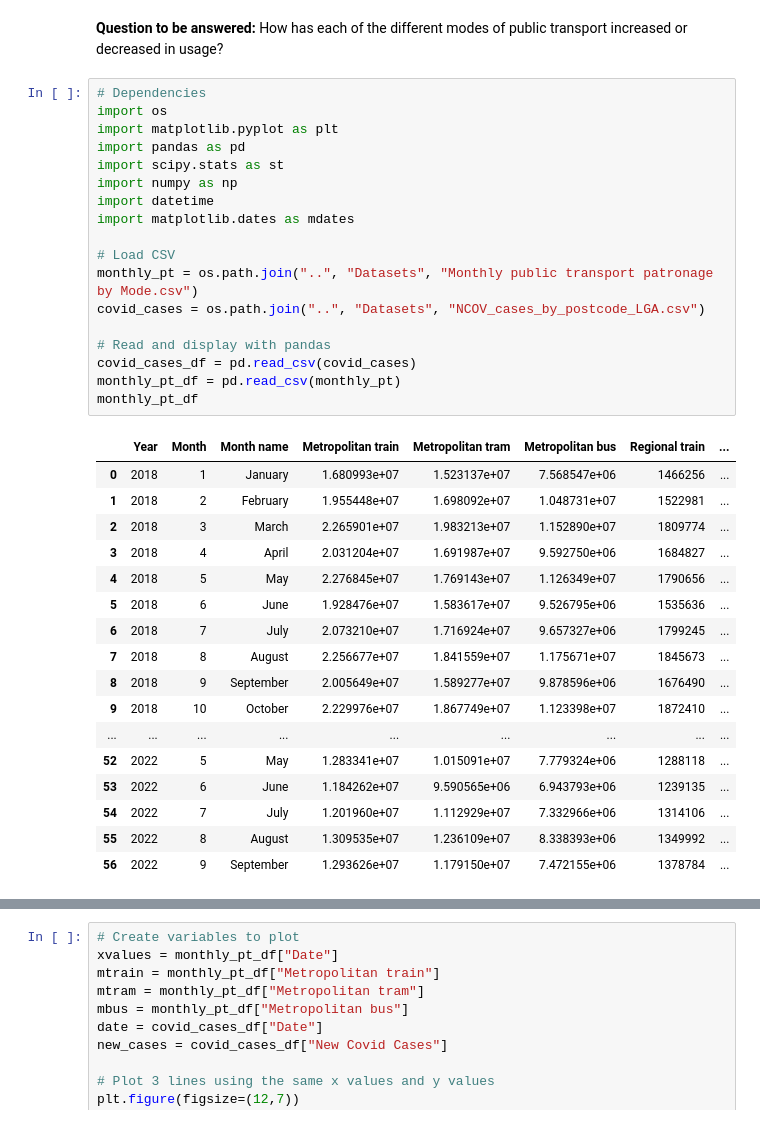
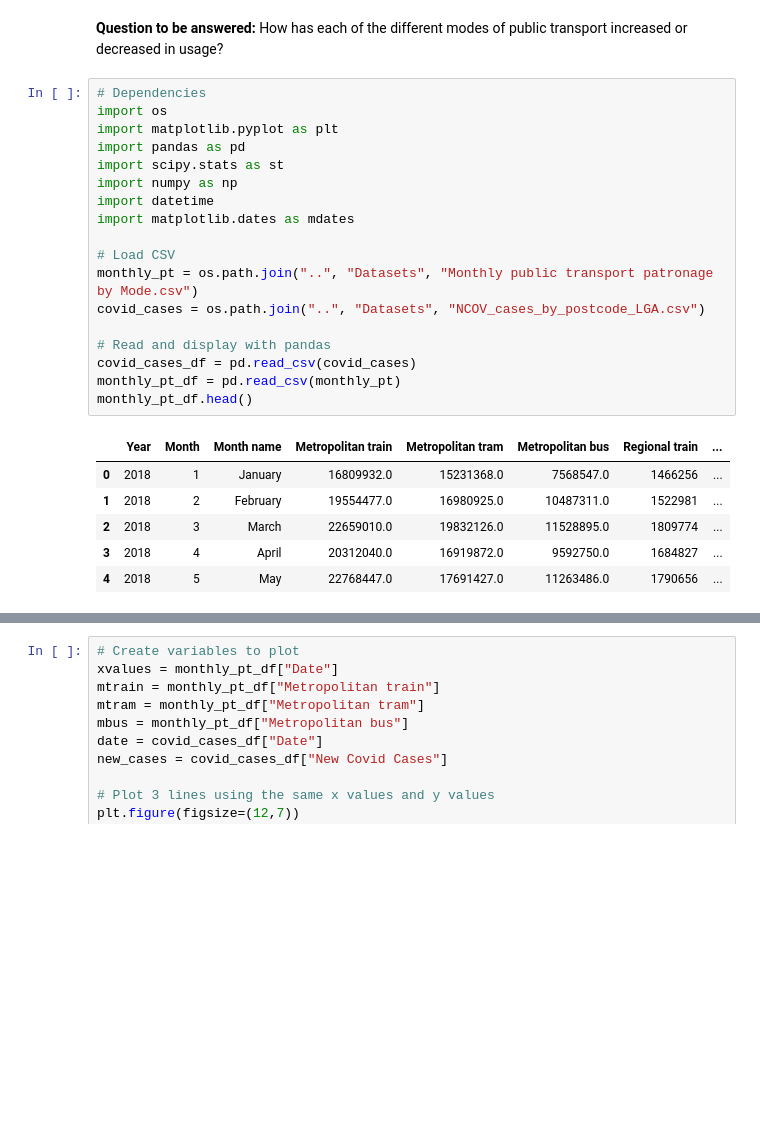
Before and after one commit to hendaman/project-1-challenge, a Jupyter notebook: Question-2-Henry/PublicTransportModes.ipynb, the cells around one changed output, grey strips where cells are left out. Drawn from its saved outputs; the diff is of its cells as text; blank space fills up the shorter version.

```diff
--- a/Question-2-Henry/PublicTransportModes.ipynb
+++ b/Question-2-Henry/PublicTransportModes.ipynb
@@ -4,39 +4,28 @@ How has each of the different modes of public transport increased or decreased i
 # %%
 # Dependencies
 import os
 import matplotlib.pyplot as plt
 import pandas as pd
 import scipy.stats as st
 import numpy as np
 import datetime
 import matplotlib.dates as mdates
 
 # Load CSV
 monthly_pt = os.path.join("..", "Datasets", "Monthly public transport patronage by Mode.csv")
 covid_cases = os.path.join("..", "Datasets", "NCOV_cases_by_postcode_LGA.csv")
 
 # Read and display with pandas
 covid_cases_df = pd.read_csv(covid_cases)
 monthly_pt_df = pd.read_csv(monthly_pt)
-monthly_pt_df
+monthly_pt_df.head()
 # %% [output]
 |  | Year | Month | Month name | Metropolitan train | Metropolitan tram | Metropolitan bus | Regional train | ... |
-| 0 | 2018 | 1 | January | 1.680993e+07 | 1.523137e+07 | 7.568547e+06 | 1466256 | ... |
-| 1 | 2018 | 2 | February | 1.955448e+07 | 1.698092e+07 | 1.048731e+07 | 1522981 | ... |
-| 2 | 2018 | 3 | March | 2.265901e+07 | 1.983213e+07 | 1.152890e+07 | 1809774 | ... |
-| 3 | 2018 | 4 | April | 2.031204e+07 | 1.691987e+07 | 9.592750e+06 | 1684827 | ... |
-| 4 | 2018 | 5 | May | 2.276845e+07 | 1.769143e+07 | 1.126349e+07 | 1790656 | ... |
-| 5 | 2018 | 6 | June | 1.928476e+07 | 1.583617e+07 | 9.526795e+06 | 1535636 | ... |
-| 6 | 2018 | 7 | July | 2.073210e+07 | 1.716924e+07 | 9.657327e+06 | 1799245 | ... |
-| 7 | 2018 | 8 | August | 2.256677e+07 | 1.841559e+07 | 1.175671e+07 | 1845673 | ... |
-| 8 | 2018 | 9 | September | 2.005649e+07 | 1.589277e+07 | 9.878596e+06 | 1676490 | ... |
-| 9 | 2018 | 10 | October | 2.229976e+07 | 1.867749e+07 | 1.123398e+07 | 1872410 | ... |
-| ... | ... | ... | ... | ... | ... | ... | ... | ... |
-| 52 | 2022 | 5 | May | 1.283341e+07 | 1.015091e+07 | 7.779324e+06 | 1288118 | ... |
-| 53 | 2022 | 6 | June | 1.184262e+07 | 9.590565e+06 | 6.943793e+06 | 1239135 | ... |
-| 54 | 2022 | 7 | July | 1.201960e+07 | 1.112929e+07 | 7.332966e+06 | 1314106 | ... |
-| 55 | 2022 | 8 | August | 1.309535e+07 | 1.236109e+07 | 8.338393e+06 | 1349992 | ... |
-| 56 | 2022 | 9 | September | 1.293626e+07 | 1.179150e+07 | 7.472155e+06 | 1378784 | ... |
+| 0 | 2018 | 1 | January | 16809932.0 | 15231368.0 | 7568547.0 | 1466256 | ... |
+| 1 | 2018 | 2 | February | 19554477.0 | 16980925.0 | 10487311.0 | 1522981 | ... |
+| 2 | 2018 | 3 | March | 22659010.0 | 19832126.0 | 11528895.0 | 1809774 | ... |
+| 3 | 2018 | 4 | April | 20312040.0 | 16919872.0 | 9592750.0 | 1684827 | ... |
+| 4 | 2018 | 5 | May | 22768447.0 | 17691427.0 | 11263486.0 | 1790656 | ... |
 # %%
 # Create dataframe to then collate the dates into one column to be used as x-axis values on main df
 monthly_time = pd.DataFrame({"Year":monthly_pt_df["Year"], "Month":monthly_pt_df["Month"]})
```
Also changed, not shown: parts of 12 cells of this notebook, 2 other files.
